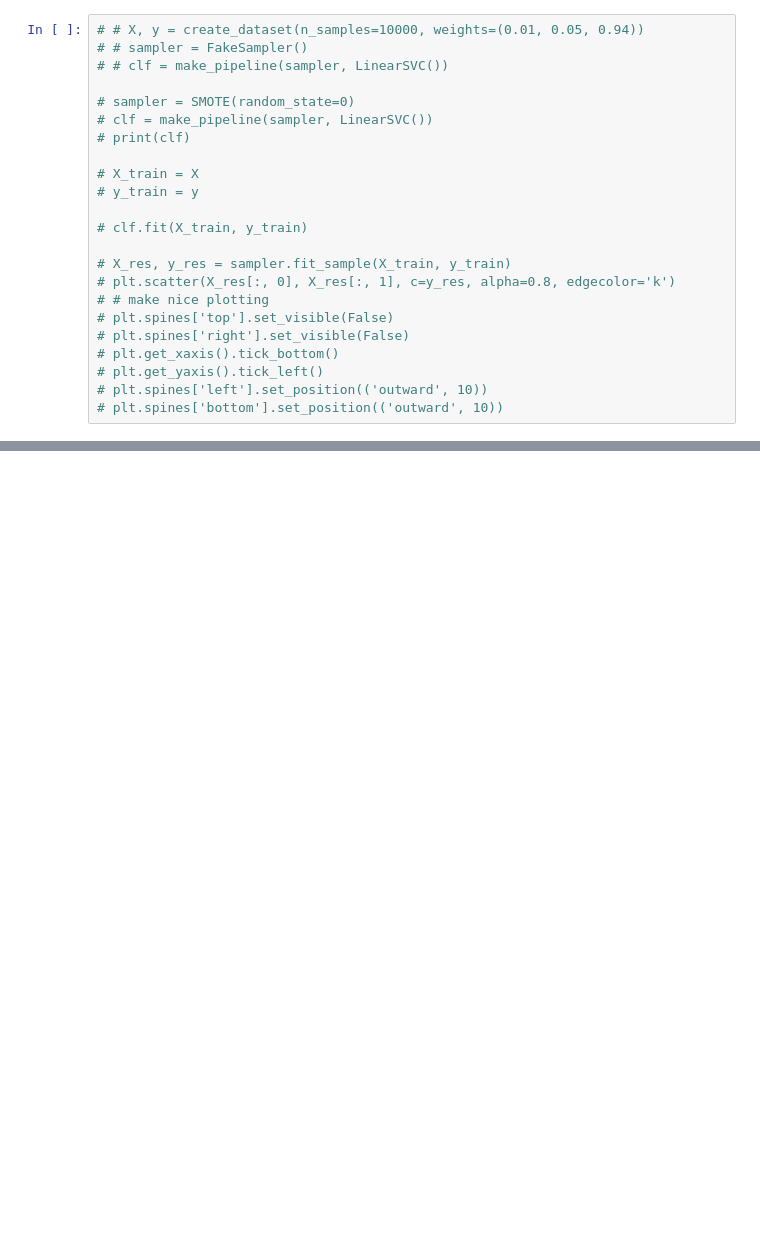
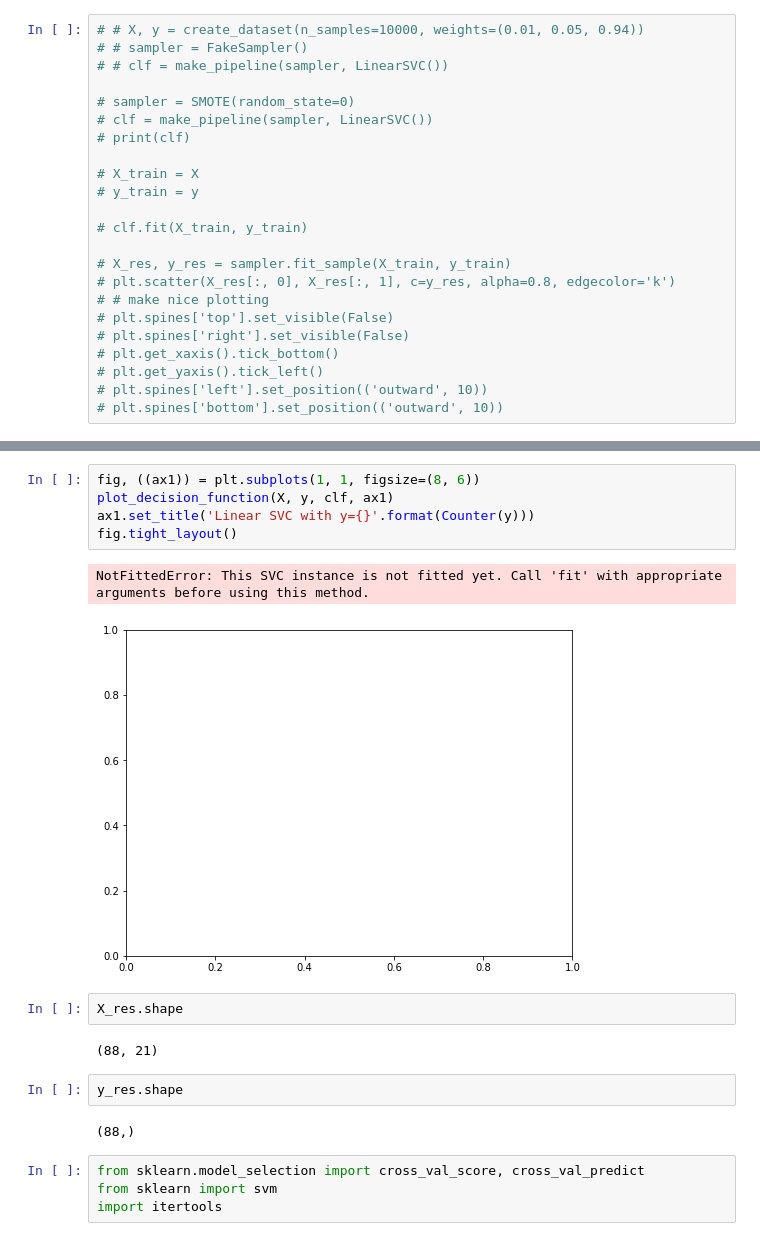
Before and after one commit to danielsoutar/CS4098, a Jupyter notebook: Notebook.ipynb, the cells around one changed output, grey strips where cells are left out. Saved outputs shown, nothing was run; the diff lists cells and outputs as text; blank space fills up the shorter version.

```diff
--- a/Notebook.ipynb
+++ b/Notebook.ipynb
@@ -606,0 +629,20 @@ for (i, pair) in enumerate(zip(X, glob.glob("./inputs/spatial/*.txt"))):
+# %%
+fig, ((ax1)) = plt.subplots(1, 1, figsize=(8, 6))
+plot_decision_function(X, y, clf, ax1)
+ax1.set_title('Linear SVC with y={}'.format(Counter(y)))
+fig.tight_layout()
+# %% [output]
+NotFittedError: This SVC instance is not fitted yet. Call 'fit' with appropriate arguments before using this method.
+[figure, added]
+# %%
+X_res.shape
+# %% [output]
+(88, 21)
+# %%
+y_res.shape
+# %% [output]
+(88,)
+# %%
+from sklearn.model_selection import cross_val_score, cross_val_predict
+from sklearn import svm
+import itertools
```
Also changed, not shown: parts of 20 cells of this notebook.
